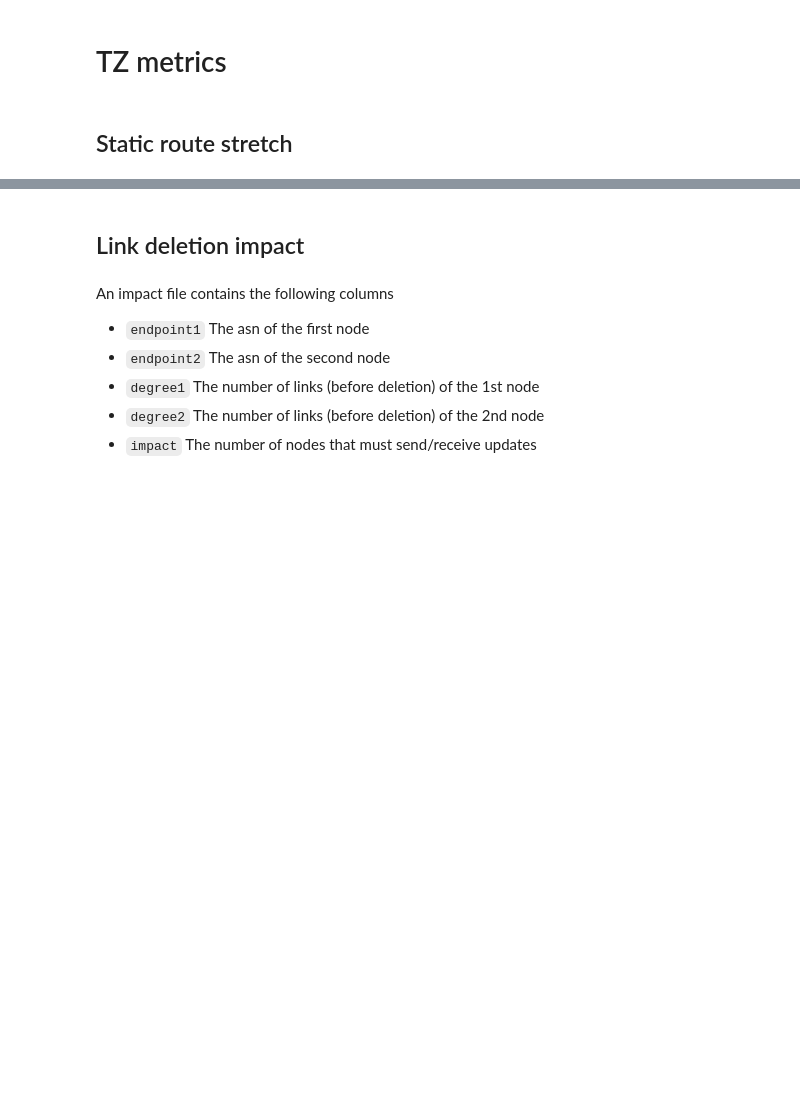
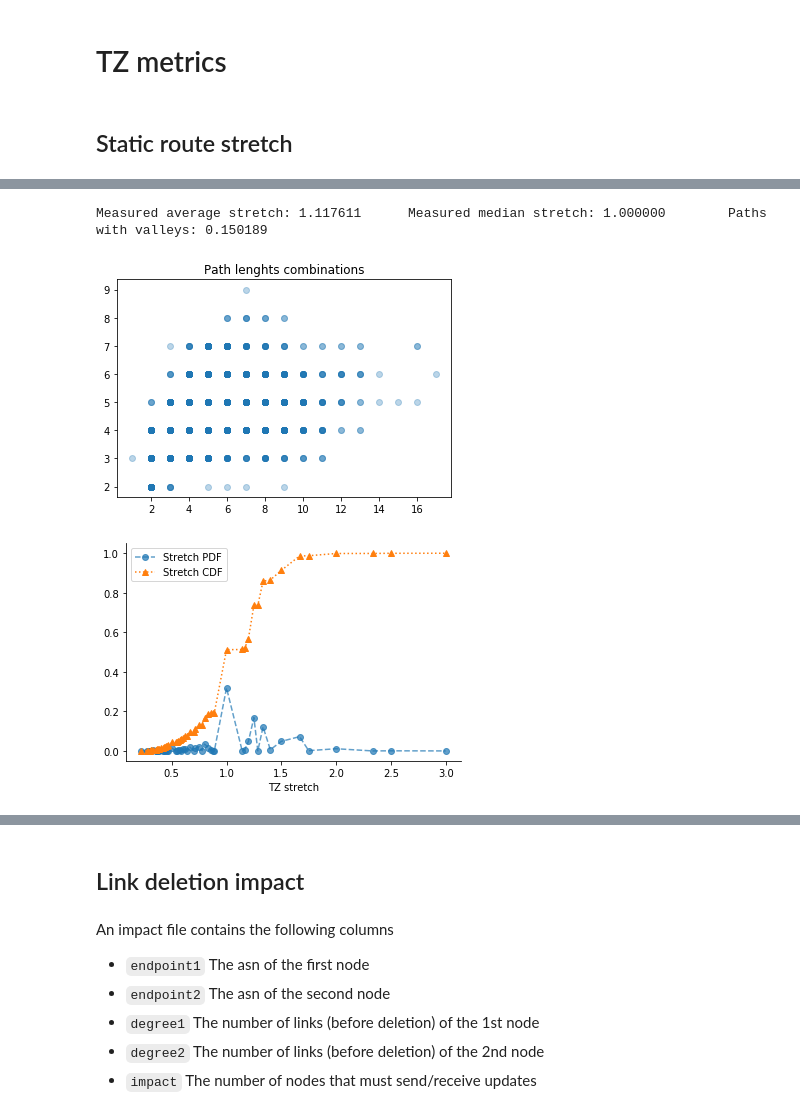
Before and after one commit to dedis/student_20_compactInternet, a Jupyter notebook: TZ_metrics.ipynb, the cells around one changed output, grey strips where cells are left out. Drawn from its saved outputs; the diff is of its cells as text; code cells hidden in the pictures; blank space fills up the shorter version.

```diff
--- a/TZ_metrics.ipynb
+++ b/TZ_metrics.ipynb
@@ -15 +48,7 @@ def import_stretch(filename):
+# %%
+crunch_stretch("./simulation/data/full-GR(not-on-discovery)-stretch-4000.csv")
+# %% [output]
+Measured average stretch: 1.117611      Measured median stretch: 1.000000        Paths with valleys: 0.150189
+[figure, added]
+[figure, added]
 # %%
```
Also changed, not shown: parts of 15 cells of this notebook, 12 other files.
